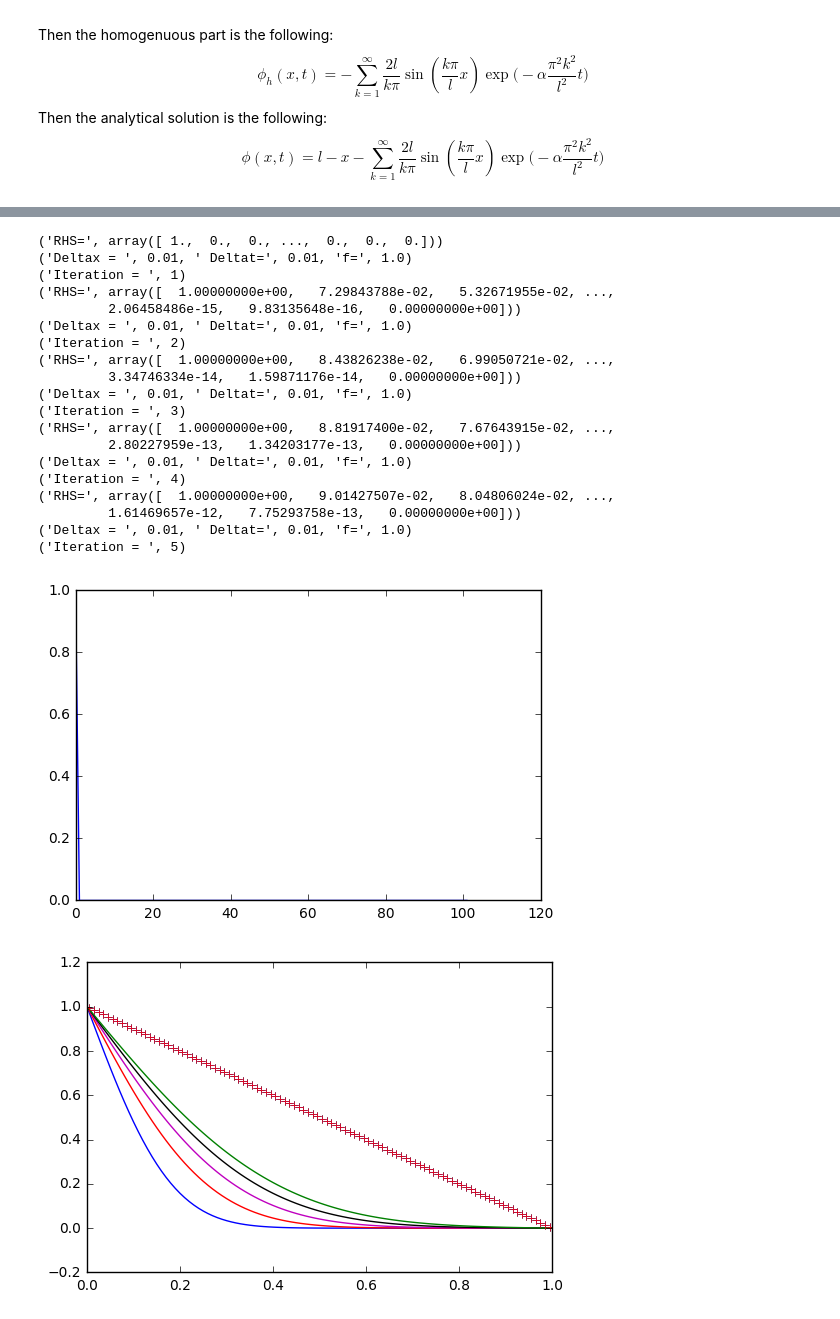
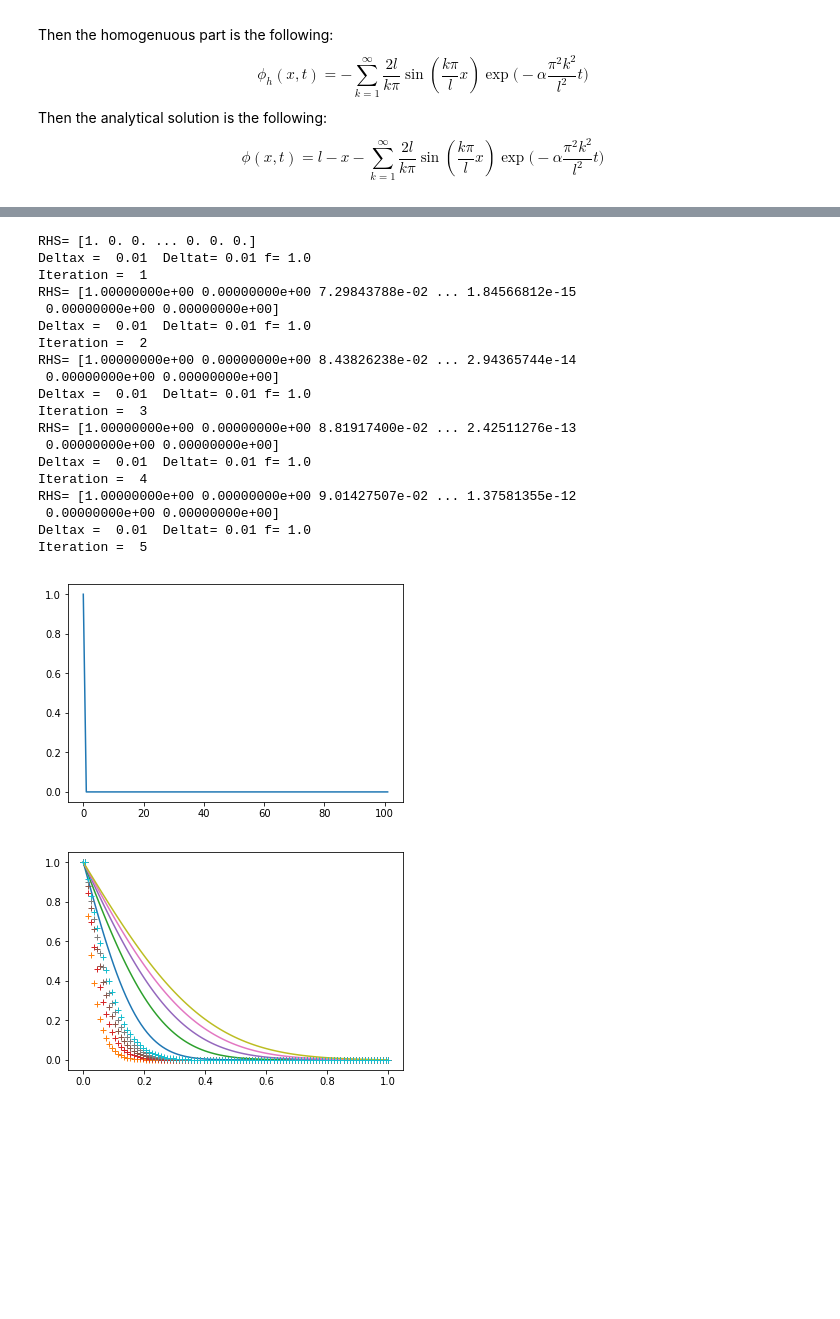
Before and after one commit to shurikkuzmin/FiniteVolumeADE, a Jupyter notebook: finite_volume_ade.ipynb, the cells around one changed output, grey strips where cells are left out. Drawn from its saved outputs; the diff is of its cells as text; code cells hidden in the pictures; blank space fills up the shorter version.

```diff
--- a/finite_volume_ade.ipynb
+++ b/finite_volume_ade.ipynb
@@ -206,15 +212,16 @@ f = 1.0
 deltat = 0.01
 
 def updateMatrix(mat,rhs,phi_old):
-
+    rhs[:] = 0.0
+    mat[:,:] = 0.0
     for j in range(NY+2):
         rhs[convert(0,j)] = 1
         rhs[convert(NX+1,j)] = 0
         mat[convert(0,j),convert(0,j)] = 1
         mat[convert(NX+1,j),convert(NX+1,j)] = 1
 
-        mat[convert(1,j),convert(1,j)] = 1# deltax*deltay/deltat+5*f
-        mat[convert(1,j),convert(0,j)] = -1#-2*f
+        mat[convert(1,j),convert(1,j)] = 1 #deltax*deltay/deltat+5*f
+        mat[convert(1,j),convert(0,j)] = -1 #-2*f
         #mat[convert(1,j),convert(2,j)] = -f
         #mat[convert(1,j),convert(1,j-1)] = -f
         #mat[convert(1,j),convert(1,j+1)] = -f
@@ -224,7 +231,8 @@ def updateMatrix(mat,rhs,phi_old):
         #                                                                                +phi_old[convert(1,j-1)]
         #                                                                                +phi_old[convert(1,j+1)])
 
-        mat[convert(NX,j),convert(NX,j)] =  1#deltax*deltay/deltat+5*f
+
+        mat[convert(NX,j),convert(NX,j)] =  1 #deltax*deltay/deltat+5*f
         mat[convert(NX,j),convert(NX+1,j)] = -1 #-2*f
         #mat[convert(NX,j),convert(NX-1,j)] = -f
         #mat[convert(NX,j),convert(NX,j-1)] = -f
@@ -235,7 +243,7 @@ def updateMatrix(mat,rhs,phi_old):
         #                                                                                  +phi_old[convert(NX,j-1)]
         #                                                                                  +phi_old[convert(NX,j+1)])
 
-    for i in range(1,NX+1):
+    for i in range(2,NX):
         #mat[convert(i,0),convert(i,0)]=1
         #mat[convert(i,0),convert(i,1)]=-1
         #mat[convert(i,NY+1),convert(i,NY+1)]=1
@@ -370,56 +378,56 @@ phi=numpy.zeros(((NY+2)*(NX+2),))
 for j in range(NY+2):
     phi[convert(0,j)] = 1.0
 pylab.figure(1)
-pylab.plot(phi[NY/2*(NX+2):(NY/2+1)*(NX+2)])
+pylab.plot(phi[int(NY/2)*(NX+2):(int(NY/2)+1)*(NX+2)])
 
 for iteration in range(1,numIterations+1):
     phi_old = phi
     phi2_old = phi2
 
     rhs = numpy.zeros(((NY+2)*(NX+2),))
     mat = numpy.zeros(((NX+2)*(NY+2),(NX+2)*(NY+2)))
     rhs2=numpy.zeros((NX+1,))
     mat2=numpy.zeros((NX+1,NX+1))
 
     updateMatrix(mat,rhs,phi_old)
     simple(mat2,rhs2,phi2_old)
     phi = numpy.linalg.solve(mat,rhs)
     phi2 = numpy.linalg.solve(mat2,rhs2)
 
-    #phi_mat=phi.reshape((NY+2,NX+2))
+    phi_mat=phi.reshape((NY+2,NX+2))
     #pylab.figure(1)
     #pylab.imshow(phi_mat)
     print("Iteration = ",iteration)
     #display.clear_output(wait=True)
     #display.display(pylab.gcf())
 
     pylab.figure(2)
     xan,an = analytical(iteration*deltat)
     pylab.plot(xan,an)
     pylab.plot(xfv,phi_mat[10,:],"+")
     #pylab.plot(xfd,phi2,"+")
     time.sleep(0.1)
 # %% [output]
-('RHS=', array([ 1.,  0.,  0., ...,  0.,  0.,  0.]))
-('Deltax = ', 0.01, ' Deltat=', 0.01, 'f=', 1.0)
-('Iteration = ', 1)
-('RHS=', array([  1.00000000e+00,   7.29843788e-02,   5.32671955e-02, ...,
-         2.06458486e-15,   9.83135648e-16,   0.00000000e+00]))
-('Deltax = ', 0.01, ' Deltat=', 0.01, 'f=', 1.0)
-('Iteration = ', 2)
-('RHS=', array([  1.00000000e+00,   8.43826238e-02,   6.99050721e-02, ...,
-         3.34746334e-14,   1.59871176e-14,   0.00000000e+00]))
-('Deltax = ', 0.01, ' Deltat=', 0.01, 'f=', 1.0)
-('Iteration = ', 3)
-('RHS=', array([  1.00000000e+00,   8.81917400e-02,   7.67643915e-02, ...,
-         2.80227959e-13,   1.34203177e-13,   0.00000000e+00]))
-('Deltax = ', 0.01, ' Deltat=', 0.01, 'f=', 1.0)
-('Iteration = ', 4)
-('RHS=', array([  1.00000000e+00,   9.01427507e-02,   8.04806024e-02, ...,
-         1.61469657e-12,   7.75293758e-13,   0.00000000e+00]))
-('Deltax = ', 0.01, ' Deltat=', 0.01, 'f=', 1.0)
-('Iteration = ', 5)
+RHS= [1. 0. 0. ... 0. 0. 0.]
+Deltax =  0.01  Deltat= 0.01 f= 1.0
+Iteration =  1
+RHS= [1.00000000e+00 0.00000000e+00 7.29843788e-02 ... 1.84566812e-15
+ 0.00000000e+00 0.00000000e+00]
+Deltax =  0.01  Deltat= 0.01 f= 1.0
+Iteration =  2
+RHS= [1.00000000e+00 0.00000000e+00 8.43826238e-02 ... 2.94365744e-14
+ 0.00000000e+00 0.00000000e+00]
+Deltax =  0.01  Deltat= 0.01 f= 1.0
+Iteration =  3
+RHS= [1.00000000e+00 0.00000000e+00 8.81917400e-02 ... 2.42511276e-13
+ 0.00000000e+00 0.00000000e+00]
+Deltax =  0.01  Deltat= 0.01 f= 1.0
+Iteration =  4
+RHS= [1.00000000e+00 0.00000000e+00 9.01427507e-02 ... 1.37581355e-12
+ 0.00000000e+00 0.00000000e+00]
+Deltax =  0.01  Deltat= 0.01 f= 1.0
+Iteration =  5
-[figure, old version]
+[figure, new version]
-[figure, old version]
+[figure, new version]
 # %%
 phi_mat[10,:]
```
Also changed, not shown: parts of 6 cells of this notebook.
